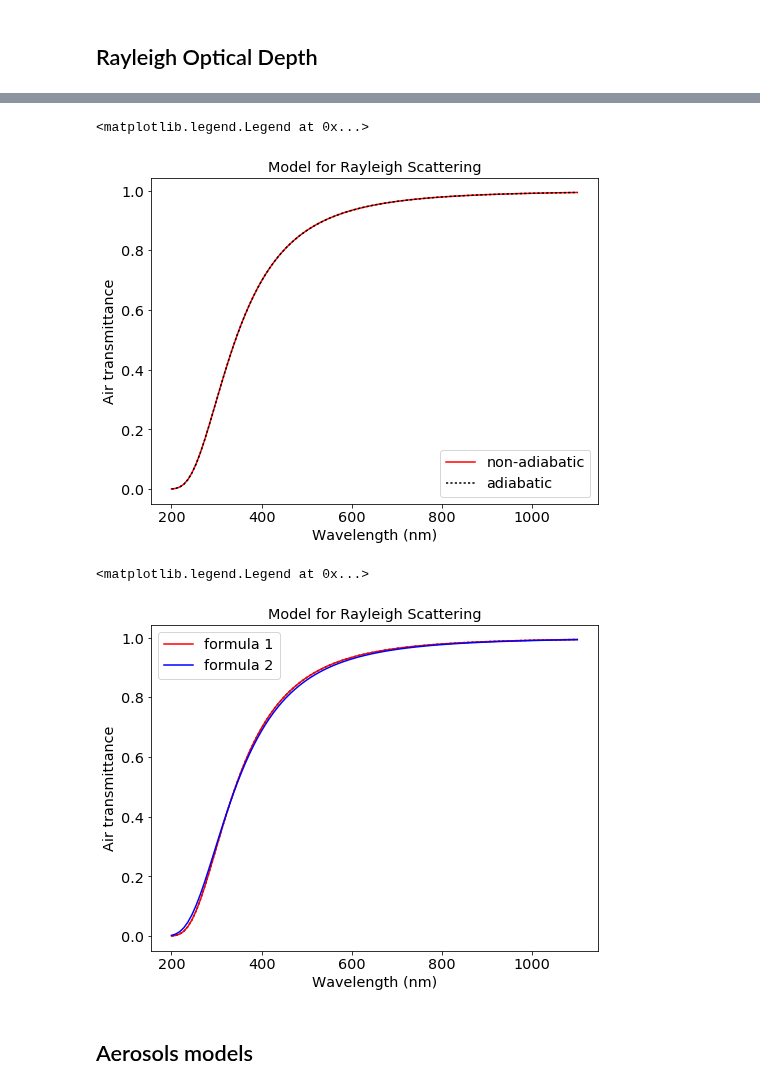
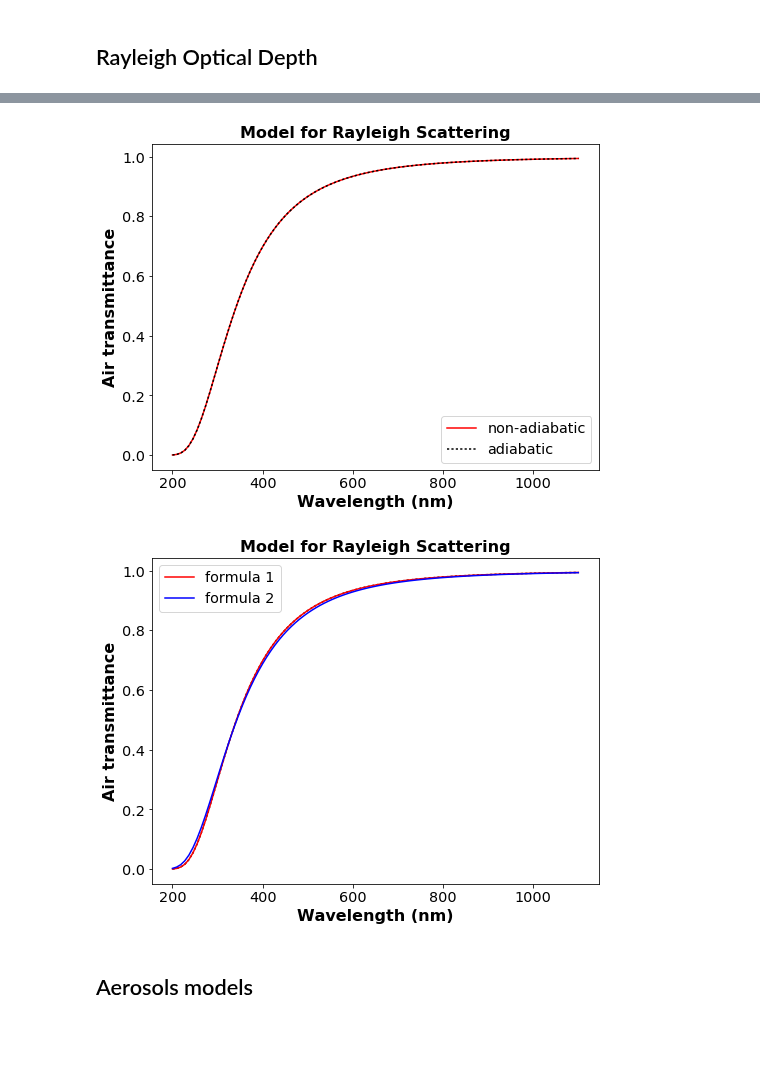
Before and after one commit to sylvielsstfr/PC5AtmStudies, a Jupyter notebook: OHP_Studies/AirScattering.ipynb, the cells around one changed output, grey strips where cells are left out. Cells and saved outputs as stored; diff of their text form; code cells hidden in the pictures; blank space fills up the shorter version.

```diff
--- a/OHP_Studies/AirScattering.ipynb
+++ b/OHP_Studies/AirScattering.ipynb
@@ -30,6 +30,8 @@ params = {'legend.fontsize': 'x-large',
          'xtick.labelsize':'x-large',
          'ytick.labelsize':'x-large'}
 plt.rcParams.update(params)
+# %%
+PlotFigFlag=True
 # %% [markdown]
 # Initialisation
 # %% [markdown]
@@ -250,13 +254,14 @@ od_adiab=RayOptDepth_adiab(wavelength)
 # %%
 plt.plot(wavelength,np.exp(-od),'r-',label='non-adiabatic')
 plt.plot(wavelength,np.exp(-od_adiab),'k:',label='adiabatic')
-plt.title('Model for Rayleigh Scattering')
-plt.xlabel('Wavelength (nm)')
-plt.ylabel('Air transmittance')
+plt.title('Model for Rayleigh Scattering',fontweight="bold",fontsize=16)
+plt.xlabel('Wavelength (nm)',fontweight="bold",fontsize=16)
+plt.ylabel('Air transmittance',fontweight="bold",fontsize=16)
 plt.legend()
+if PlotFigFlag:
+    plt.savefig('transmissionvswl_adiab.png')
 # %% [output]
-<matplotlib.legend.Legend at 0x...>
-[figure, old version]
+[figure, new version]
 # %%
 def RayOptDepth2(wavelength, altitude=0*u.m, costh=1):
     """
@@ -301,13 +306,14 @@ od2=RayOptDepth2(wavelength)
 plt.plot(wavelength,np.exp(-od_adiab),'k:')
 plt.plot(wavelength,np.exp(-od),'r-',label='formula 1')
 plt.plot(wavelength,np.exp(-od2),'b-',label='formula 2')
-plt.title('Model for Rayleigh Scattering')
-plt.xlabel('Wavelength (nm)')
-plt.ylabel('Air transmittance')
+plt.title('Model for Rayleigh Scattering',fontweight="bold",fontsize=16)
+plt.xlabel('Wavelength (nm)',fontweight="bold",fontsize=16)
+plt.ylabel('Air transmittance',fontweight="bold",fontsize=16)
 plt.legend()
+if PlotFigFlag:
+    plt.savefig('transmissionvswl_model.png')
 # %% [output]
-<matplotlib.legend.Legend at 0x...>
-[figure, old version]
+[figure, new version]
 # %% [markdown]
 ## Aerosols models
 # %% [markdown]
```
Also changed, not shown: parts of 4 cells of this notebook.
